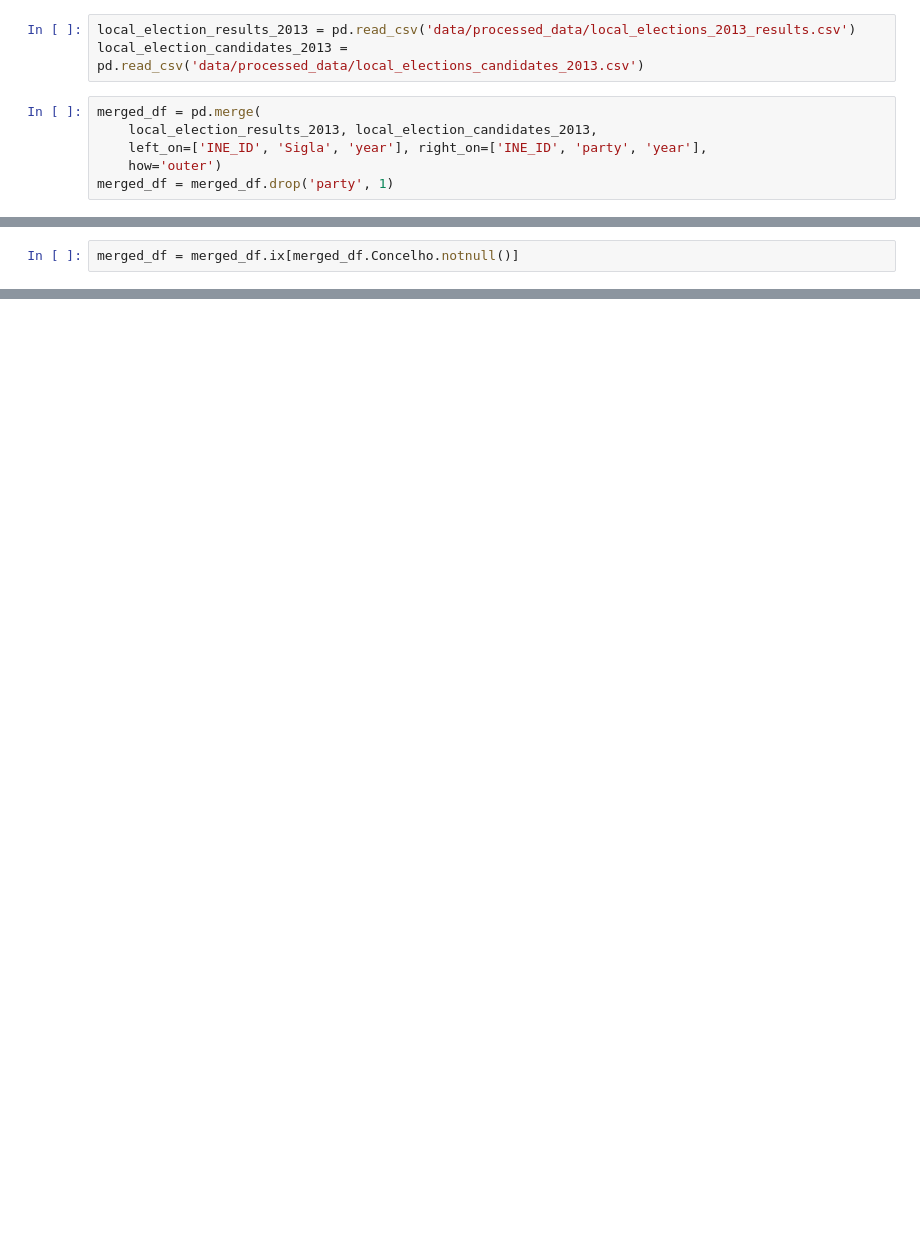
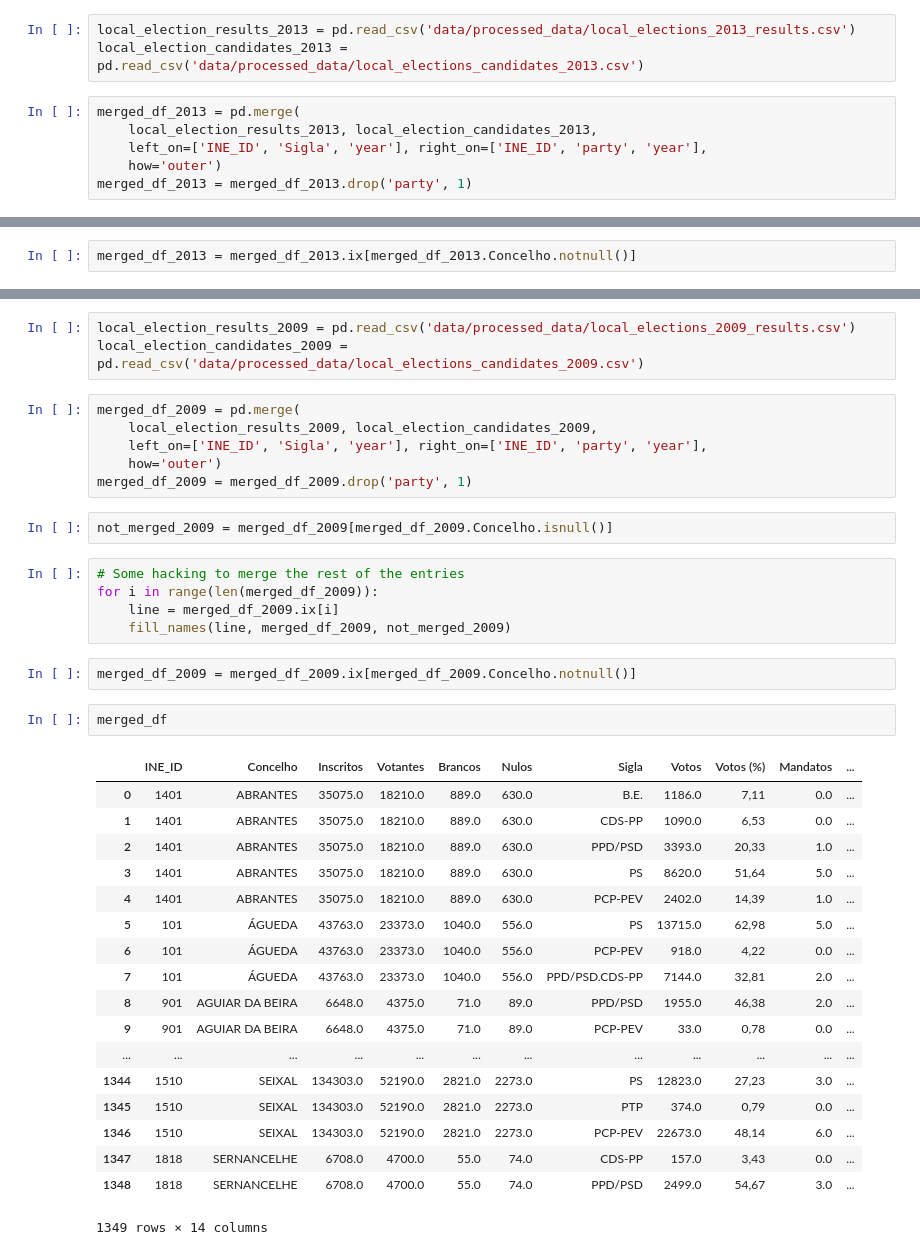
Before and after one commit to LLCampos/portugal-local-elections, a Jupyter notebook: merging_data.ipynb, the cells around one changed output, grey strips where cells are left out. Saved outputs shown, nothing was run; the diff lists cells and outputs as text; blank space fills up the shorter version.

Commit message:
continue working on 2009 data

```diff
--- a/merging_data.ipynb
+++ b/merging_data.ipynb
@@ -18,8 +31,8 @@ mpl.rcParams['axes.titlesize'] = 24
 local_election_results_2013 = pd.read_csv('data/processed_data/local_elections_2013_results.csv')
 local_election_candidates_2013 = pd.read_csv('data/processed_data/local_elections_candidates_2013.csv')
 # %%
-merged_df = pd.merge(
+merged_df_2013 = pd.merge(
     local_election_results_2013, local_election_candidates_2013,
     left_on=['INE_ID', 'Sigla', 'year'], right_on=['INE_ID', 'party', 'year'],
     how='outer')
-merged_df = merged_df.drop('party', 1)
+merged_df_2013 = merged_df_2013.drop('party', 1)
@@ -46,2 +46,2 @@ for i in range(len(merged_df)):
 # %%
-merged_df = merged_df.ix[merged_df.Concelho.notnull()]
+merged_df_2013 = merged_df_2013.ix[merged_df_2013.Concelho.notnull()]
@@ -47,0 +50,39 @@ merged_df = merged_df.ix[merged_df.Concelho.notnull()]
+# %%
+local_election_results_2009 = pd.read_csv('data/processed_data/local_elections_2009_results.csv')
+local_election_candidates_2009 = pd.read_csv('data/processed_data/local_elections_candidates_2009.csv')
+# %%
+merged_df_2009 = pd.merge(
+    local_election_results_2009, local_election_candidates_2009,
+    left_on=['INE_ID', 'Sigla', 'year'], right_on=['INE_ID', 'party', 'year'],
+    how='outer')
+merged_df_2009 = merged_df_2009.drop('party', 1)
+# %%
+not_merged_2009 = merged_df_2009[merged_df_2009.Concelho.isnull()]
+# %%
+# Some hacking to merge the rest of the entries
+for i in range(len(merged_df_2009)):
+    line = merged_df_2009.ix[i]
+    fill_names(line, merged_df_2009, not_merged_2009)
+# %%
+merged_df_2009 = merged_df_2009.ix[merged_df_2009.Concelho.notnull()]
+# %%
+merged_df
+# %% [output]
+|  | INE_ID | Concelho | Inscritos | Votantes | Brancos | Nulos | Sigla | Votos | Votos (%) | Mandatos | ... |
+| 0 | 1401 | ABRANTES | 35075.0 | 18210.0 | 889.0 | 630.0 | B.E. | 1186.0 | 7,11 | 0.0 | ... |
+| 1 | 1401 | ABRANTES | 35075.0 | 18210.0 | 889.0 | 630.0 | CDS-PP | 1090.0 | 6,53 | 0.0 | ... |
+| 2 | 1401 | ABRANTES | 35075.0 | 18210.0 | 889.0 | 630.0 | PPD/PSD | 3393.0 | 20,33 | 1.0 | ... |
+| 3 | 1401 | ABRANTES | 35075.0 | 18210.0 | 889.0 | 630.0 | PS | 8620.0 | 51,64 | 5.0 | ... |
+| 4 | 1401 | ABRANTES | 35075.0 | 18210.0 | 889.0 | 630.0 | PCP-PEV | 2402.0 | 14,39 | 1.0 | ... |
+| 5 | 101 | ÁGUEDA | 43763.0 | 23373.0 | 1040.0 | 556.0 | PS | 13715.0 | 62,98 | 5.0 | ... |
+| 6 | 101 | ÁGUEDA | 43763.0 | 23373.0 | 1040.0 | 556.0 | PCP-PEV | 918.0 | 4,22 | 0.0 | ... |
+| 7 | 101 | ÁGUEDA | 43763.0 | 23373.0 | 1040.0 | 556.0 | PPD/PSD.CDS-PP | 7144.0 | 32,81 | 2.0 | ... |
+| 8 | 901 | AGUIAR DA BEIRA | 6648.0 | 4375.0 | 71.0 | 89.0 | PPD/PSD | 1955.0 | 46,38 | 2.0 | ... |
+| 9 | 901 | AGUIAR DA BEIRA | 6648.0 | 4375.0 | 71.0 | 89.0 | PCP-PEV | 33.0 | 0,78 | 0.0 | ... |
+| ... | ... | ... | ... | ... | ... | ... | ... | ... | ... | ... | ... |
+| 1344 | 1510 | SEIXAL | 134303.0 | 52190.0 | 2821.0 | 2273.0 | PS | 12823.0 | 27,23 | 3.0 | ... |
+| 1345 | 1510 | SEIXAL | 134303.0 | 52190.0 | 2821.0 | 2273.0 | PTP | 374.0 | 0,79 | 0.0 | ... |
+| 1346 | 1510 | SEIXAL | 134303.0 | 52190.0 | 2821.0 | 2273.0 | PCP-PEV | 22673.0 | 48,14 | 6.0 | ... |
+| 1347 | 1818 | SERNANCELHE | 6708.0 | 4700.0 | 55.0 | 74.0 | CDS-PP | 157.0 | 3,43 | 0.0 | ... |
+| 1348 | 1818 | SERNANCELHE | 6708.0 | 4700.0 | 55.0 | 74.0 | PPD/PSD | 2499.0 | 54,67 | 3.0 | ... |
+1349 rows × 14 columns
```
Also changed, not shown: parts of 6 cells of this notebook, 6 other files.
